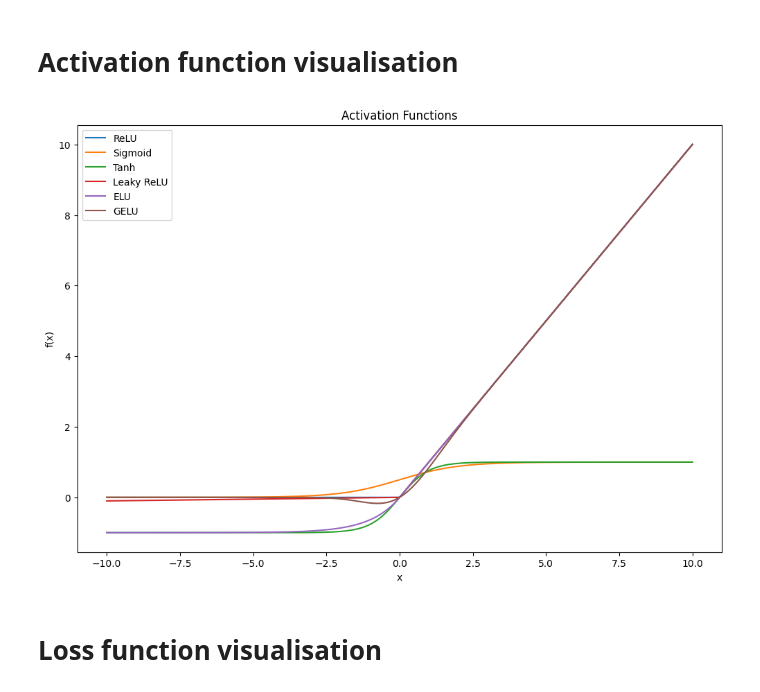
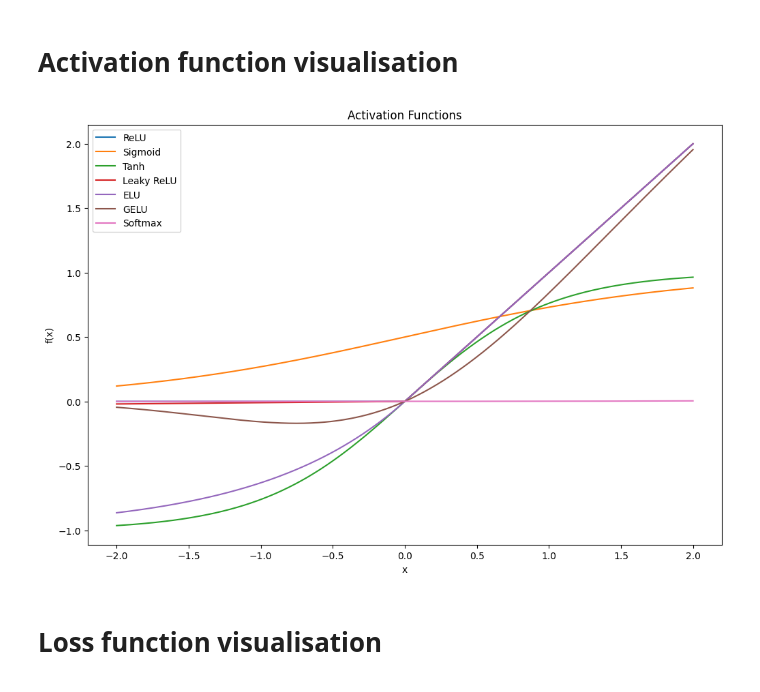
Before and after one commit to Yvnminc/Deep-Neural-Network-Components-Analysis, a Jupyter notebook: visualisations.ipynb, the cells around one changed output. Saved outputs shown, nothing was run; the diff lists cells and outputs as text; code cells hidden in the pictures.

Commit message:
upload visualisation

```diff
--- a/visualisations.ipynb
+++ b/visualisations.ipynb
@@ -25,7 +25,11 @@ def elu(x, alpha=1.0):
 def gelu(x):
     return x * 0.5 * (1 + erf(x / np.sqrt(2)))
 
-x = np.linspace(-10, 10, 1000)
+def softmax(z):
+    exp_z = np.exp(z)
+    return exp_z / np.sum(exp_z, axis=0)
+
+x = np.linspace(-2, 2, 1000)
 
 activation_functions = {
     'ReLU': relu,
@@ -33,36 +37,37 @@ activation_functions = {
     'Tanh': tanh,
     'Leaky ReLU': leaky_relu,
     'ELU': elu,
-    'GELU': gelu
+    'GELU': gelu,
+    'Softmax': softmax
 }
 
 # Ensure the 'visual_outputs' directory exists
 if not os.path.exists('visual_outputs'):
     os.makedirs('visual_outputs')
 
 # Create individual plots
 for name, func in activation_functions.items():
     plt.figure()
     plt.plot(x, func(x))
     plt.xlabel('x')
     plt.ylabel('f(x)')
     plt.title(name)
     plt.savefig(f'visual_outputs/{name}.png')
     plt.close()
 
 # Create combined plot
 plt.figure(figsize=(12, 8))
 for name, func in activation_functions.items():
     plt.plot(x, func(x), label=name)
 
 plt.legend()
 plt.xlabel('x')
 plt.ylabel('f(x)')
 plt.title('Activation Functions')
 plt.savefig('visual_outputs/activation_functions.png')
 plt.show()
 # %% [output]
-[figure, old version]
+[figure, new version]
 # %% [markdown]
 # Loss function visualisation
 # %%
```
Also changed, not shown: 8 other files.
